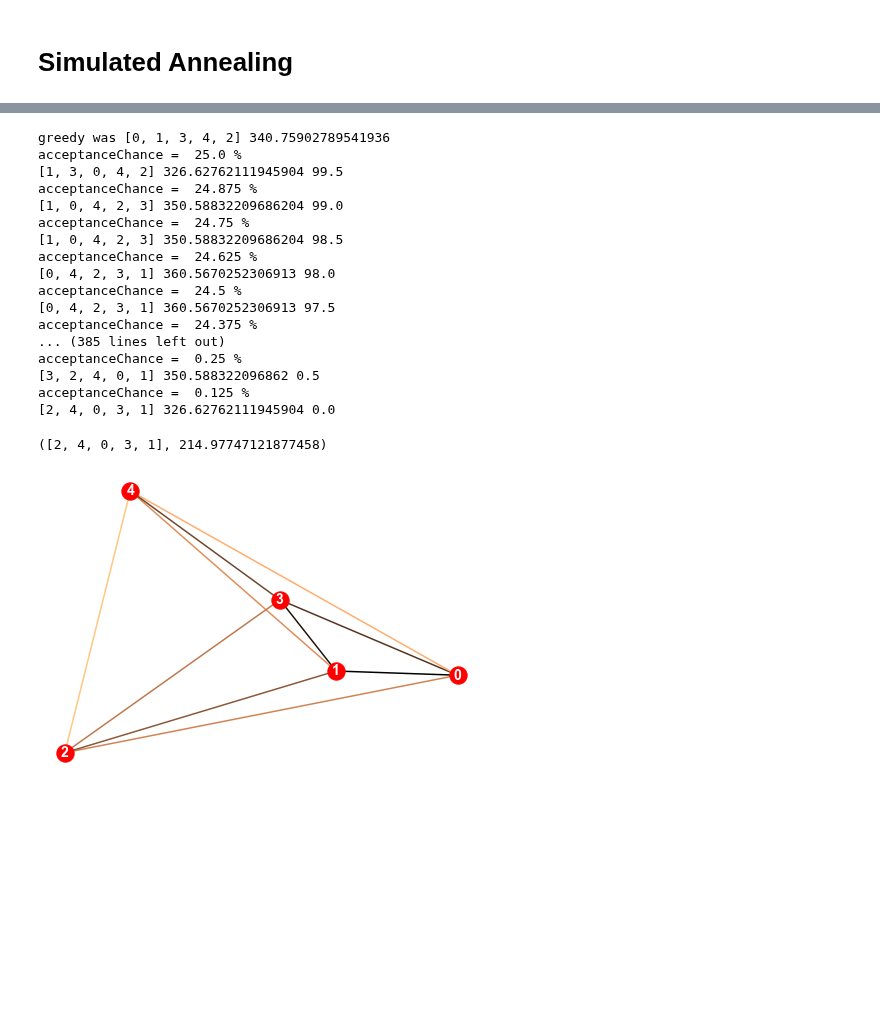
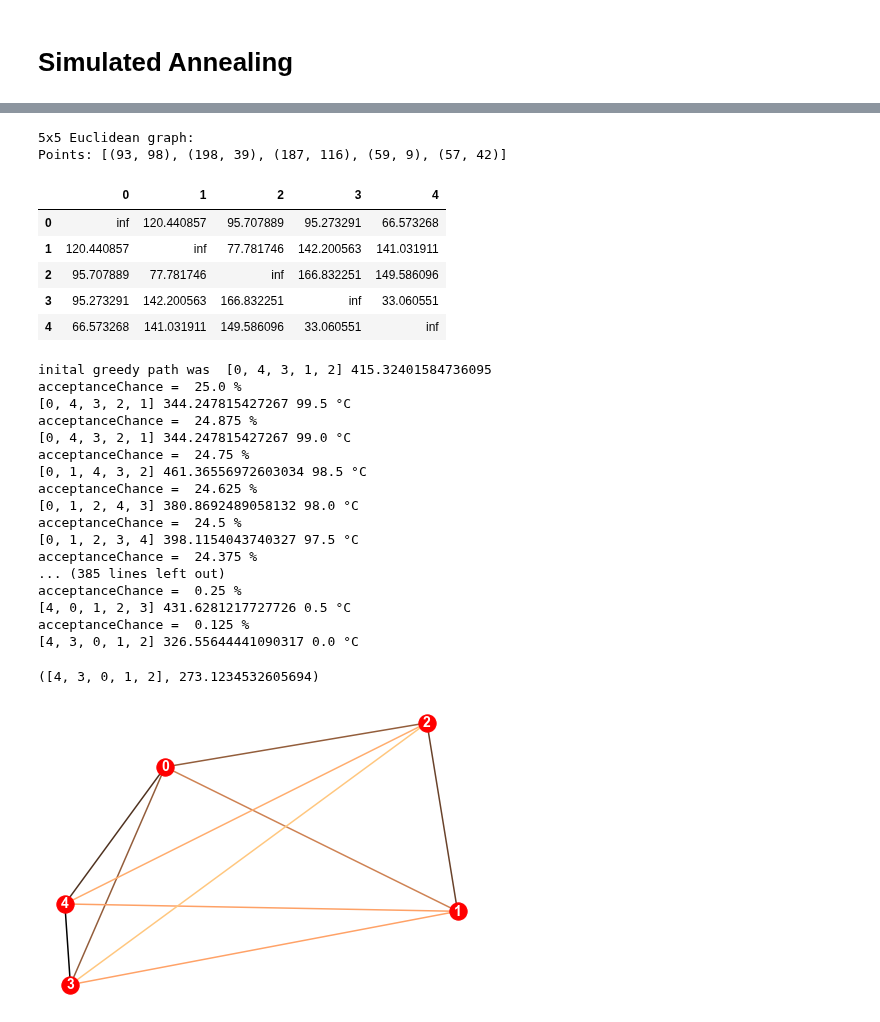
Before and after one commit to danielj0nes/metaheuristics, a Jupyter notebook: SA.ipynb, the cells around one changed output, grey strips where cells are left out. Saved outputs shown, nothing was run; the diff lists cells and outputs as text; code cells hidden in the pictures; blank space fills up the shorter version.

```diff
--- a/SA.ipynb
+++ b/SA.ipynb
@@ -150,7 +150,7 @@ def draw(G, path=None, weight_tags=False):
 # %% [markdown]
 Example
 # %%
-G = Graph(5,"euclidean")
+G = Graph(5,"Euclidean")
 show(G)
 draw(G)
 # %% [output]
@@ -214,38 +218,43 @@ def SA(G):
         current_path.remove(next_city)
         current_path.insert(city_pos+1, next_city)
         current_cost = cost(G, current_path)
-        if current_cost < best_cost: #always accept swap if cost is less than current
+        #always accept swap if cost is less than current, =<25% chance to accept worse solution
+        if current_cost < best_cost or probability <= current_temp:
             best_path = current_path
             best_cost = current_cost
-        else:
-            if probability <= current_temp: #chance to accept worse solution(=>25%)
-                best_path = current_path
-                best_cost = current_cost
         current_temp -= 0.5 #lowers temp every loop
-        print(current_path, current_cost, current_temp)
+        print(current_path, current_cost, current_temp,'°C')
     return (best_path, best_cost)
 # %%
 G = Graph(5, "Euclidean")
 draw(G)
-#show(G)
+show(G)
 SA(G)
 # %% [output]
-greedy was [0, 1, 3, 4, 2] 340.75902789541936
-acceptanceChance =  25.0 %
-[1, 3, 0, 4, 2] 326.62762111945904 99.5
-acceptanceChance =  24.875 %
-[1, 0, 4, 2, 3] 350.58832209686204 99.0
-acceptanceChance =  24.75 %
-[1, 0, 4, 2, 3] 350.58832209686204 98.5
-acceptanceChance =  24.625 %
-[0, 4, 2, 3, 1] 360.5670252306913 98.0
-acceptanceChance =  24.5 %
-[0, 4, 2, 3, 1] 360.5670252306913 97.5
-acceptanceChance =  24.375 %
-... (385 lines left out)
-acceptanceChance =  0.25 %
-[3, 2, 4, 0, 1] 350.588322096862 0.5
-acceptanceChance =  0.125 %
-[2, 4, 0, 3, 1] 326.62762111945904 0.0
+5x5 Euclidean graph:
+Points: [(93, 98), (198, 39), (187, 116), (59, 9), (57, 42)]
+|  | 0 | 1 | 2 | 3 | 4 |
+| 0 | inf | 120.440857 | 95.707889 | 95.273291 | 66.573268 |
+| 1 | 120.440857 | inf | 77.781746 | 142.200563 | 141.031911 |
+| 2 | 95.707889 | 77.781746 | inf | 166.832251 | 149.586096 |
+| 3 | 95.273291 | 142.200563 | 166.832251 | inf | 33.060551 |
+| 4 | 66.573268 | 141.031911 | 149.586096 | 33.060551 | inf |
-([2, 4, 0, 3, 1], 214.97747121877458)
+inital greedy path was  [0, 4, 3, 1, 2] 415.32401584736095
+acceptanceChance =  25.0 %
+[0, 4, 3, 2, 1] 344.247815427267 99.5 °C
+acceptanceChance =  24.875 %
+[0, 4, 3, 2, 1] 344.247815427267 99.0 °C
+acceptanceChance =  24.75 %
+[0, 1, 4, 3, 2] 461.36556972603034 98.5 °C
+acceptanceChance =  24.625 %
+[0, 1, 2, 4, 3] 380.8692489058132 98.0 °C
+acceptanceChance =  24.5 %
+[0, 1, 2, 3, 4] 398.1154043740327 97.5 °C
+acceptanceChance =  24.375 %
+... (385 lines left out)
+acceptanceChance =  0.25 %
+[4, 0, 1, 2, 3] 431.6281217727726 0.5 °C
+acceptanceChance =  0.125 %
+[4, 3, 0, 1, 2] 326.55644441090317 0.0 °C
+([4, 3, 0, 1, 2], 273.1234532605694)
-[figure, old version]
+[figure, new version]
```
Also changed, not shown: parts of 4 cells of this notebook.
